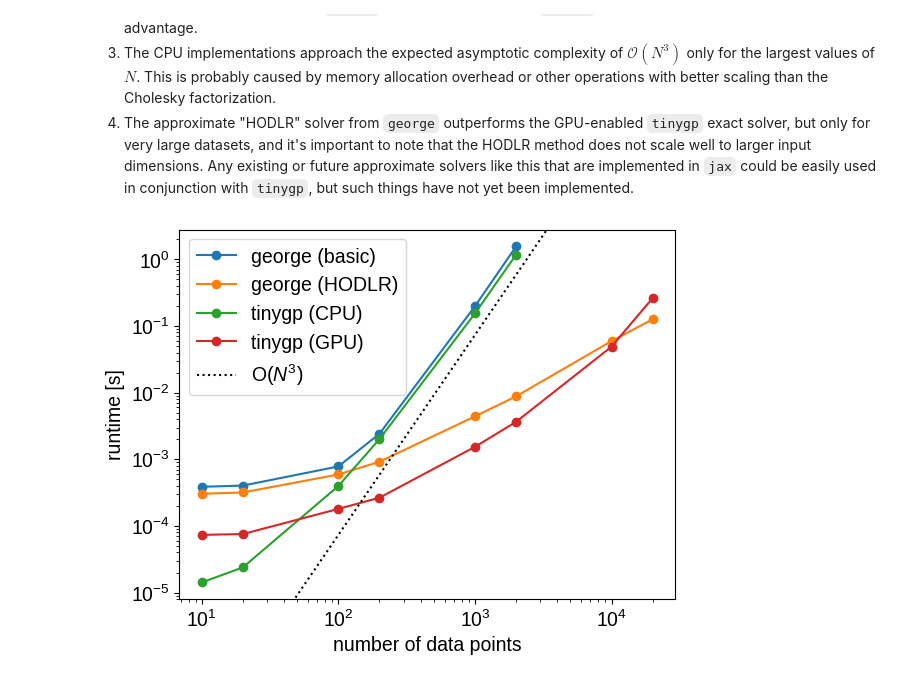
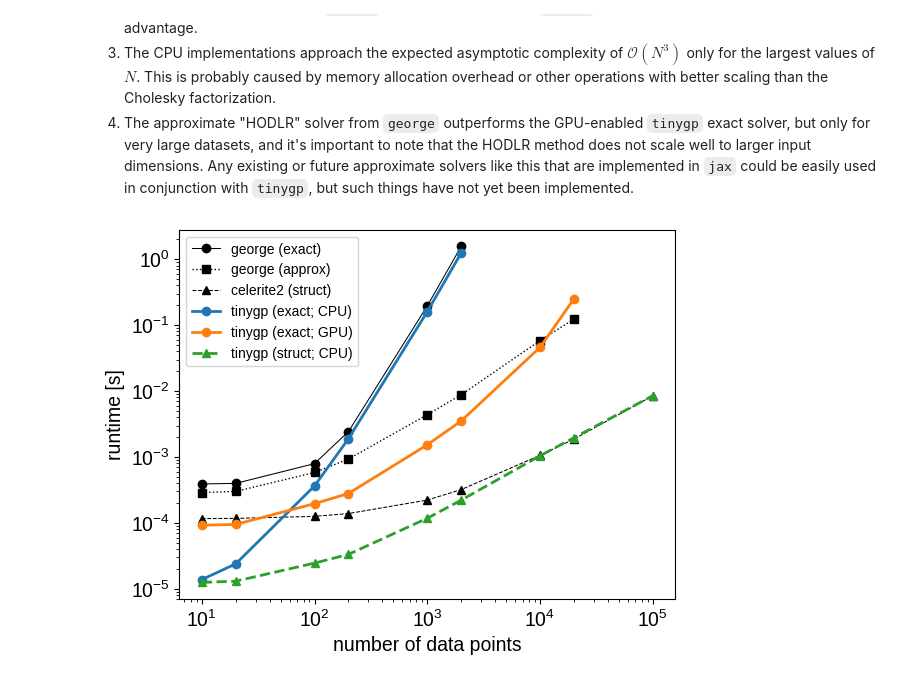
Before and after one commit to dfm/tinygp, a Jupyter notebook: docs/tutorials/george.ipynb, the cells around one changed output. Saved outputs shown, nothing was run; the diff lists cells and outputs as text; code cells hidden in the pictures.

Commit message:
updating george notebook

```diff
--- a/docs/tutorials/george.ipynb
+++ b/docs/tutorials/george.ipynb
@@ -54,6 +60,7 @@ import matplotlib.pyplot as plt
 import jax
 import jax.numpy as jnp
 
+import celerite2
 import george
 import tinygp
 
@@ -62,7 +69,7 @@ rho = 2.5
 jitter = 0.1
 
 random = np.random.default_rng(49382)
-x = np.sort(random.uniform(0, 10, 20_000))
+x = np.sort(random.uniform(0, 10, 100_000))
 y = np.sin(x) + jitter * random.normal(0, 1, len(x))
 
 
@@ -73,8 +80,21 @@ def george_loglike(x, y, **kwargs):
     return gp.log_likelihood(y)
 
 
+def celerite_loglike(x, y):
+    kernel = celerite2.terms.Matern32Term(sigma=sigma, rho=rho)
+    gp = celerite2.GaussianProcess(kernel, x, diag=jitter**2)
+    return gp.log_likelihood(y)
+
+
 def tinygp_loglike(x, y):
     kernel = sigma**2 * tinygp.kernels.Matern32(rho)
+    gp = tinygp.GaussianProcess(kernel, x, diag=jitter**2)
+    return gp.log_probability(y)
+
+
+@partial(jax.jit, backend="cpu")
+def quasisep_loglike(x, y):
+    kernel = tinygp.solvers.quasisep.kernels.Matern32(sigma=sigma, scale=rho)
     gp = tinygp.GaussianProcess(kernel, x, diag=jitter**2)
     return gp.log_probability(y)
 
@@ -138,20 +167,48 @@ In the plot of this benchmark, you'll notice several features:
 3. The CPU implementations approach the expected asymptotic complexity of $\mathcal{O}(N^3)$ only for the largest values of $N$. This is probably caused by memory allocation overhead or other operations with better scaling than the Cholesky factorization.
 4. The approximate "HODLR" solver from `george` outperforms the GPU-enabled `tinygp` exact solver, but only for very large datasets, and it's important to note that the HODLR method does not scale well to larger input dimensions. Any existing or future approximate solvers like this that are implemented in `jax` could be easily used in conjunction with `tinygp`, but such things have not yet been implemented.
 # %%
-plt.loglog(ns[: len(george_time)], george_time, "o-", label="george (basic)")
-plt.loglog(ns, hodlr_time, "o-", label="george (HODLR)")
-plt.loglog(ns[: len(cpu_time)], cpu_time, "o-", label="tinygp (CPU)")
-plt.loglog(ns, gpu_time, "o-", label="tinygp (GPU)")
-ylim = plt.ylim()
 plt.loglog(
-    ns,
-    0.5 * np.array(ns) ** 3 / ns[len(cpu_time) - 1] ** 3 * cpu_time[-1],
-    ":k",
-    label="O($N^3$)",
+    ns[: len(george_time)],
+    george_time,
+    "o-",
+    color="k",
+    lw=0.75,
+    label="george (exact)",
 )
-plt.ylim(ylim)
-plt.legend()
+plt.loglog(
+    ns[: len(hodlr_time)],
+    hodlr_time,
+    "s:",
+    color="k",
+    lw=1,
+    label="george (approx)",
+)
+plt.loglog(
+    ns, celerite_time, "^--", color="k", lw=0.75, label="celerite2 (struct)"
+)
+
+plt.loglog(
+    ns[: len(cpu_time)],
+    cpu_time,
+    "o-",
+    color="C0",
+    lw=2,
+    label="tinygp (exact; CPU)",
+)
+plt.loglog(
+    ns[: len(gpu_time)],
+    gpu_time,
+    "o-",
+    color="C1",
+    lw=2,
+    label="tinygp (exact; GPU)",
+)
+plt.loglog(
+    ns, quasisep_time, "^--", color="C2", lw=2, label="tinygp (struct; CPU)"
+)
+
+plt.legend(fontsize=10)
 plt.xlabel("number of data points")
 plt.ylabel("runtime [s]");
 # %% [output]
-[figure, old version]
+[figure, new version]
```
Also changed, not shown: parts of 3 cells of this notebook.
